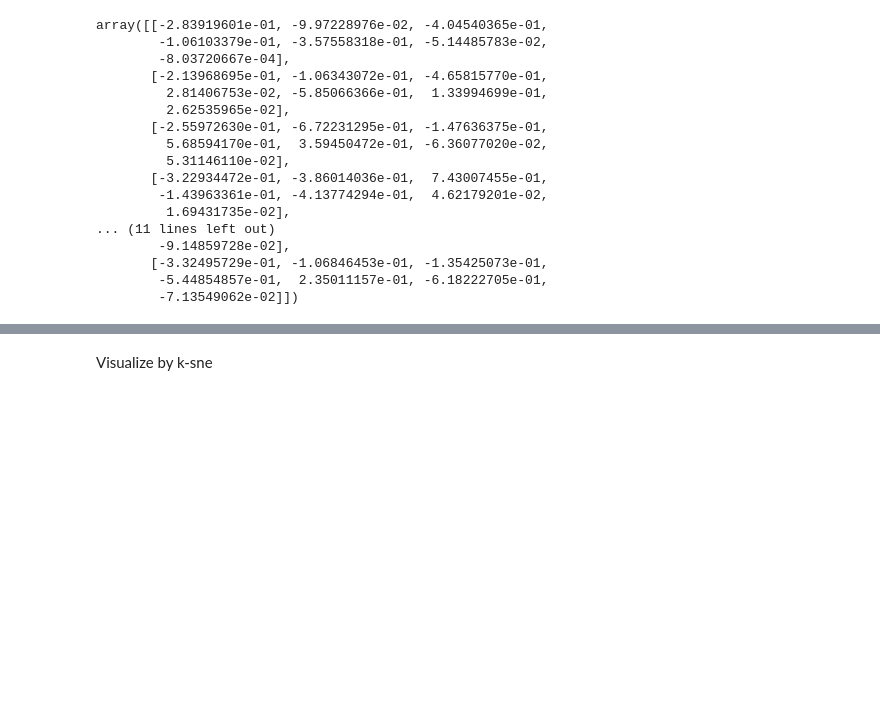
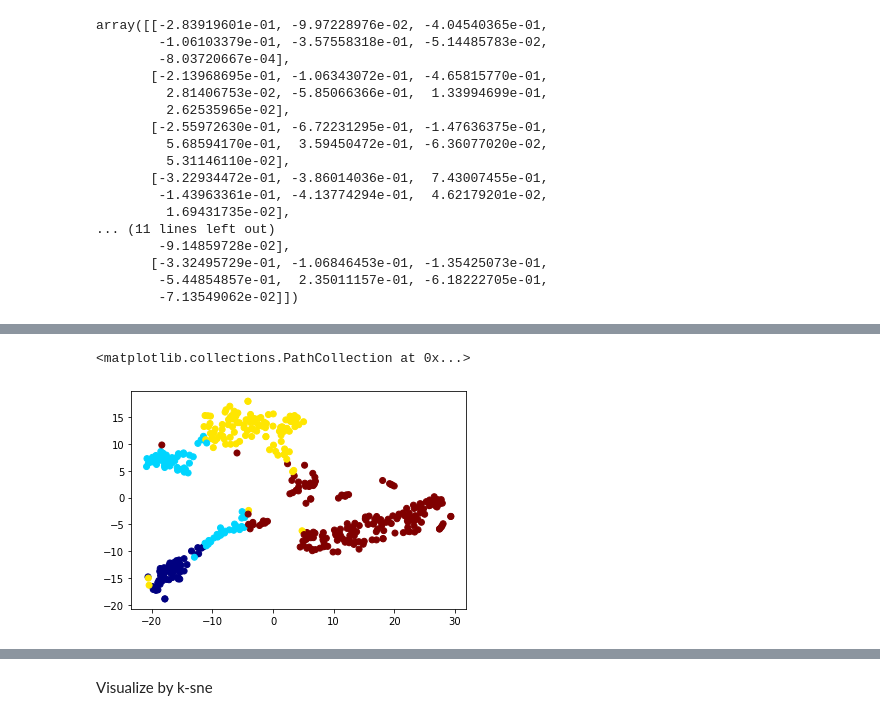
Before and after one commit to P-uyoung/X-Corps_Soil-detection, a Jupyter notebook: kmeans.ipynb, the cells around one changed output, grey strips where cells are left out. Saved outputs shown, nothing was run; the diff lists cells and outputs as text; code cells hidden in the pictures; blank space fills up the shorter version.

```diff
--- a/kmeans.ipynb
+++ b/kmeans.ipynb
@@ -283,0 +299,23 @@ y_pred_7d = kmeans_7d.fit_predict(X_pca_7d)
+# %%
+# no PCA
+New = pd.read_csv("./Sample_A.csv")
+New = New.iloc[:,1:]  # remove the first three columns
+
+test_X = New.iloc[:,2:-1]  # new data
+test_y = New.iloc[:,-1]    # y_label
+test_X
+
+test_y_pred = kmeans.fit_predict(test_X)
+test_y_pred
+
+# combine the new data with the original data
+X_concat = np.concatenate((X, test_X), axis=0)
+y_concat = np.concatenate((y_pred, test_y_pred), axis=0)
+
+tsne = TSNE(n_components=2, random_state=42)
+X_tsne = tsne.fit_transform(X_concat)
+
+plt.scatter(X_tsne[:,0], X_tsne[:,1], c=y_concat, cmap="jet")
+# %% [output]
+<matplotlib.collections.PathCollection at 0x...>
+[figure, added]
```
Also changed, not shown: parts of 9 cells of this notebook, 2 other files.
